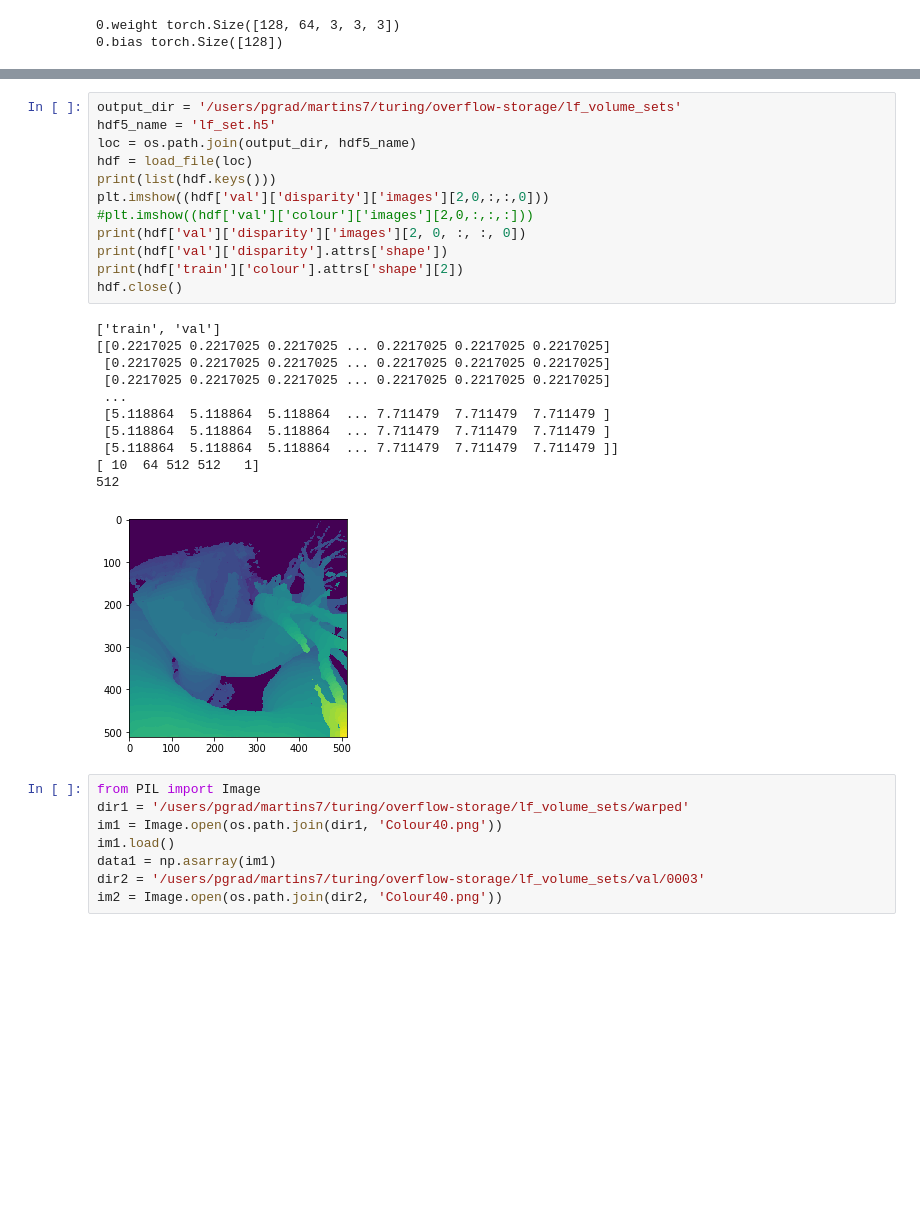
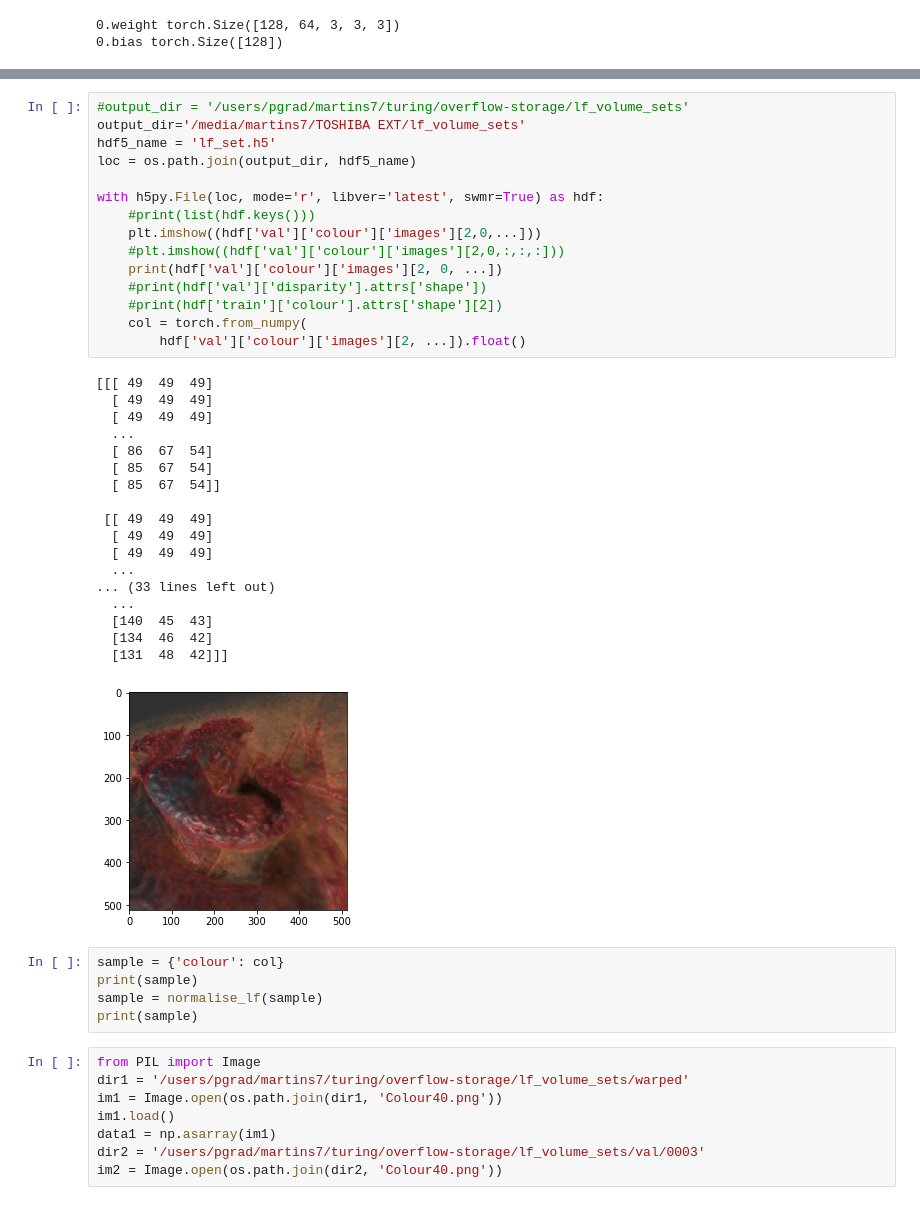
Before and after one commit to seankmartin/LF_View_Synthesis, a Jupyter notebook: Notebooks/Pretrained.ipynb, the cells around one changed output, grey strips where cells are left out. Drawn from its saved outputs; the diff is of its cells as text; blank space fills up the shorter version.

```diff
--- a/Notebooks/Pretrained.ipynb
+++ b/Notebooks/Pretrained.ipynb
@@ -48,27 +35,42 @@ def load_file(loc):
 # %%
-output_dir = '/users/pgrad/martins7/turing/overflow-storage/lf_volume_sets'
+#output_dir = '/users/pgrad/martins7/turing/overflow-storage/lf_volume_sets'
+output_dir='/media/martins7/TOSHIBA EXT/lf_volume_sets'
 hdf5_name = 'lf_set.h5'
 loc = os.path.join(output_dir, hdf5_name)
-hdf = load_file(loc)
-print(list(hdf.keys()))
-plt.imshow((hdf['val']['disparity']['images'][2,0,:,:,0]))
-#plt.imshow((hdf['val']['colour']['images'][2,0,:,:,:]))
-print(hdf['val']['disparity']['images'][2, 0, :, :, 0])
-print(hdf['val']['disparity'].attrs['shape'])
-print(hdf['train']['colour'].attrs['shape'][2])
-hdf.close()
+
+with h5py.File(loc, mode='r', libver='latest', swmr=True) as hdf:
+    #print(list(hdf.keys()))
+    plt.imshow((hdf['val']['colour']['images'][2,0,...]))
+    #plt.imshow((hdf['val']['colour']['images'][2,0,:,:,:]))
+    print(hdf['val']['colour']['images'][2, 0, ...])
+    #print(hdf['val']['disparity'].attrs['shape'])
+    #print(hdf['train']['colour'].attrs['shape'][2])
+    col = torch.from_numpy(
+        hdf['val']['colour']['images'][2, ...]).float()
 # %% [output]
-['train', 'val']
-[[0.2217025 0.2217025 0.2217025 ... 0.2217025 0.2217025 0.2217025]
- [0.2217025 0.2217025 0.2217025 ... 0.2217025 0.2217025 0.2217025]
- [0.2217025 0.2217025 0.2217025 ... 0.2217025 0.2217025 0.2217025]
- ...
- [5.118864  5.118864  5.118864  ... 7.711479  7.711479  7.711479 ]
- [5.118864  5.118864  5.118864  ... 7.711479  7.711479  7.711479 ]
- [5.118864  5.118864  5.118864  ... 7.711479  7.711479  7.711479 ]]
-[ 10  64 512 512   1]
-512
+[[[ 49  49  49]
+  [ 49  49  49]
+  [ 49  49  49]
+  ...
+  [ 86  67  54]
+  [ 85  67  54]
+  [ 85  67  54]]
+
+ [[ 49  49  49]
+  [ 49  49  49]
+  [ 49  49  49]
+  ...
+... (33 lines left out)
+  ...
+  [140  45  43]
+  [134  46  42]
+  [131  48  42]]]
-[figure, old version]
+[figure, new version]
+# %%
+sample = {'colour': col}
+print(sample)
+sample = normalise_lf(sample)
+print(sample)
 # %%
 from PIL import Image
 dir1 = '/users/pgrad/martins7/turing/overflow-storage/lf_volume_sets/warped'
```
Also changed, not shown: parts of 4 cells of this notebook, 1 other file.
